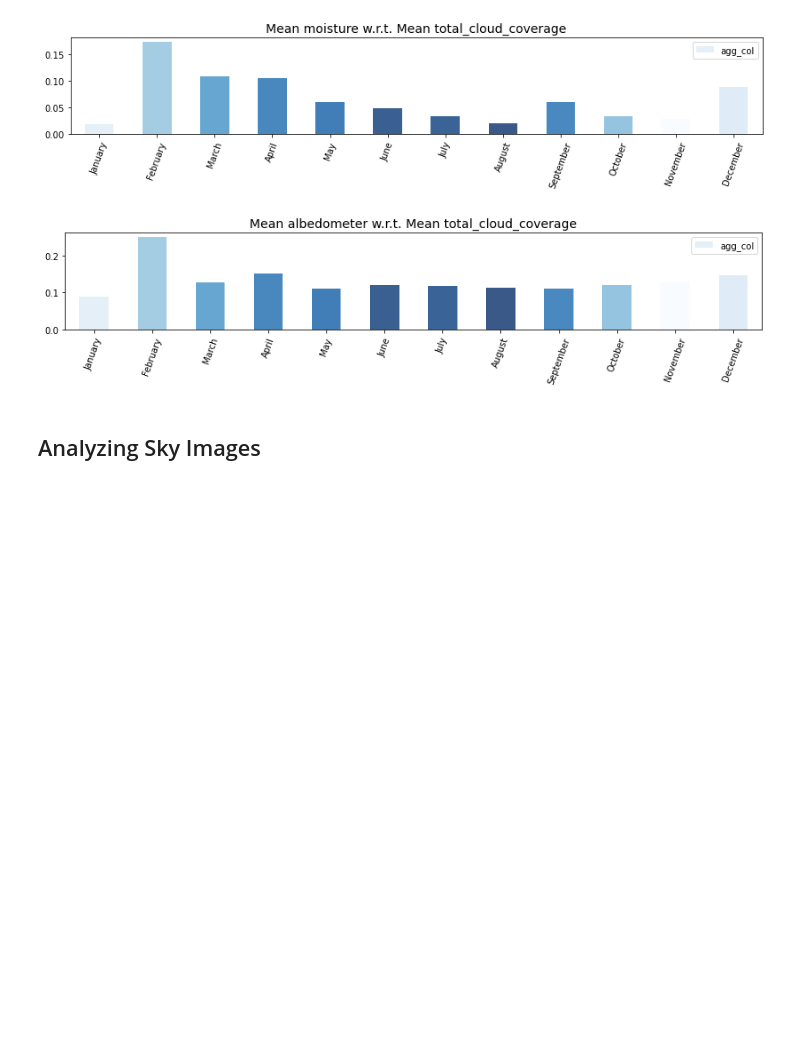
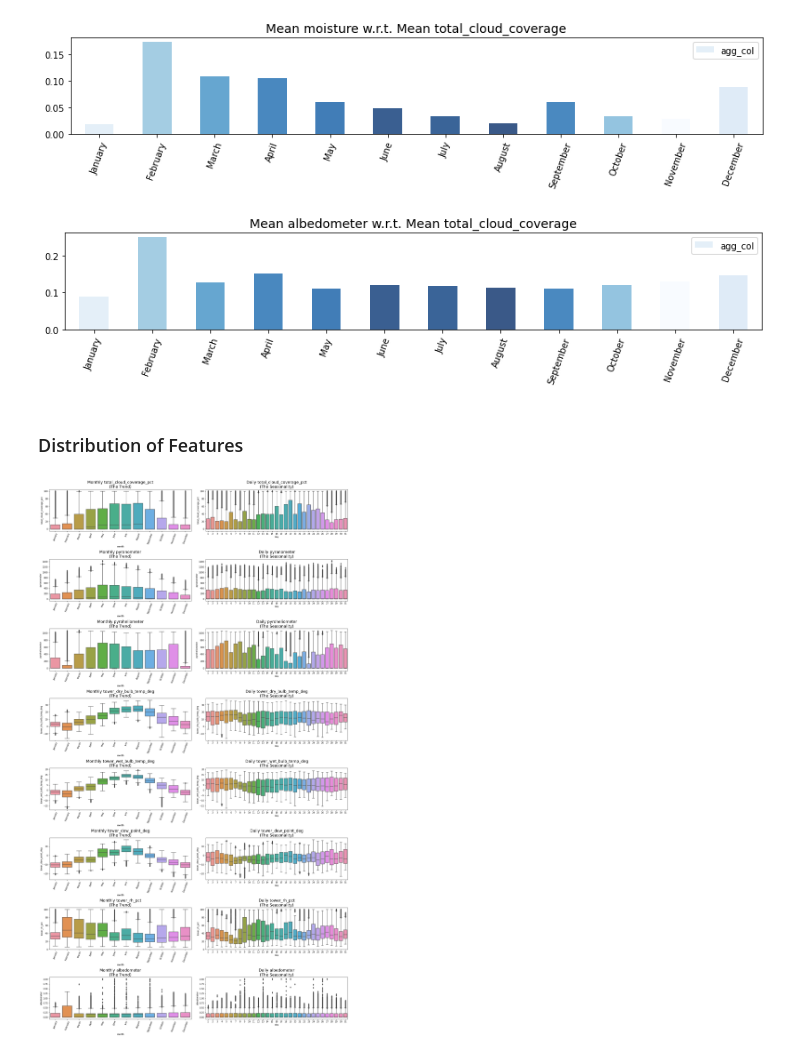
Before and after one commit to mrutyunjay17/solar-cloud-coverage-prediction, a Jupyter notebook: data_analysis.ipynb, the cells around one changed output. Drawn from its saved outputs; the diff is of its cells as text; code cells hidden in the pictures; blank space fills up the shorter version.

```diff
--- a/data_analysis.ipynb
+++ b/data_analysis.ipynb
@@ -342,15 +342,16 @@ def plot_feature_variations(weather_df, featurename, ylabel='', aggfunc='mean'):
     '''
 
     temp_df = weather_df.groupby([weather_df.datetime_cpy.dt.month]) \
-                    .agg(agg_cloud_coverage = ('total_cloud_coverage_pct', aggfunc), agg_col = (featurename, aggfunc))
+                    .agg(agg_cloud_coverage = ('total_cloud_coverage_pct', aggfunc), agg_col = (featurename, aggfunc), \
+                        mean_cloud_coverage = ('total_cloud_coverage_pct', 'mean'))
     temp_df.index.rename('month', inplace=True)
     temp_df = temp_df.reset_index()
 
-    coverage_norm = Normalize(vmin=temp_df['agg_cloud_coverage'].min(), vmax=temp_df['agg_cloud_coverage'].max())
+    coverage_norm = Normalize(vmin=temp_df['mean_cloud_coverage'].min(), vmax=temp_df['mean_cloud_coverage'].max())
     my_cmap = cm.get_cmap('Blues')
 
     temp_df.plot(kind="bar", x="month", y="agg_col", alpha = 0.8,
-             figsize=(14, 2), color=my_cmap(coverage_norm(temp_df['agg_cloud_coverage'])))
+             figsize=(14, 2), color=my_cmap(coverage_norm(temp_df['mean_cloud_coverage'])))
 
     if featurename == 'total_cloud_coverage_pct':
         plt.title("{aggfunc} total_cloud_coverage".format(featurename, aggfunc=aggfunc.capitalize()), fontsize=18)
@@ -379,4 +380,37 @@ plt.show()
 [figure]
 [figure]
 # %% [markdown]
-## Analyzing Sky Images
+### Distribution of Features
+# %%
+import matplotlib as mpl
+
+weather_df['day'] = [date.day for date in weather_df.datetime_cpy]
+weather_df['month'] = [date.month for date in weather_df.datetime_cpy]
+# %%
+MONTH_LABELS = [calendar.month_name[i] for i in range(1,13)]
+EDA_FEATURES = ['total_cloud_coverage_pct', 'pyranometer', 'pyroheliometer',
+       'tower_dry_bulb_temp_deg', 'tower_wet_bulb_temp_deg',
+       'tower_dew_point_deg', 'tower_rh_pct', 'albedometer']
+
+def draw_month_wise_box(weather_df, featurename, axes, row):
+    sns.boxplot(x='month', y=featurename, data=weather_df, ax=axes[row][0])
+    sns.boxplot(x='day', y=featurename, data=weather_df, ax = axes[row][1])
+
+    #Set title
+    axes[row][0].set_title(f'Monthly {featurename}\n(The Trend)', fontsize=18)
+    axes[row][1].set_title(f'Daily {featurename}\n(The Seasonality)', fontsize=18)
+
+    axes[row][0].set_xticks(range(0,12))
+    axes[row][0].set_xticklabels(MONTH_LABELS, rotation=70)
+# %%
+itr = 0
+
+#Draw plot
+fig, axes = plt.subplots(8,2, figsize=(20,36), constrained_layout=True)
+
+for row, featurename in enumerate(EDA_FEATURES):
+    draw_month_wise_box(weather_df, featurename, axes, row)
+
+plt.show()
+# %% [output]
+[figure, added]
```
Also changed, not shown: parts of 3 cells of this notebook, 1 other file.
